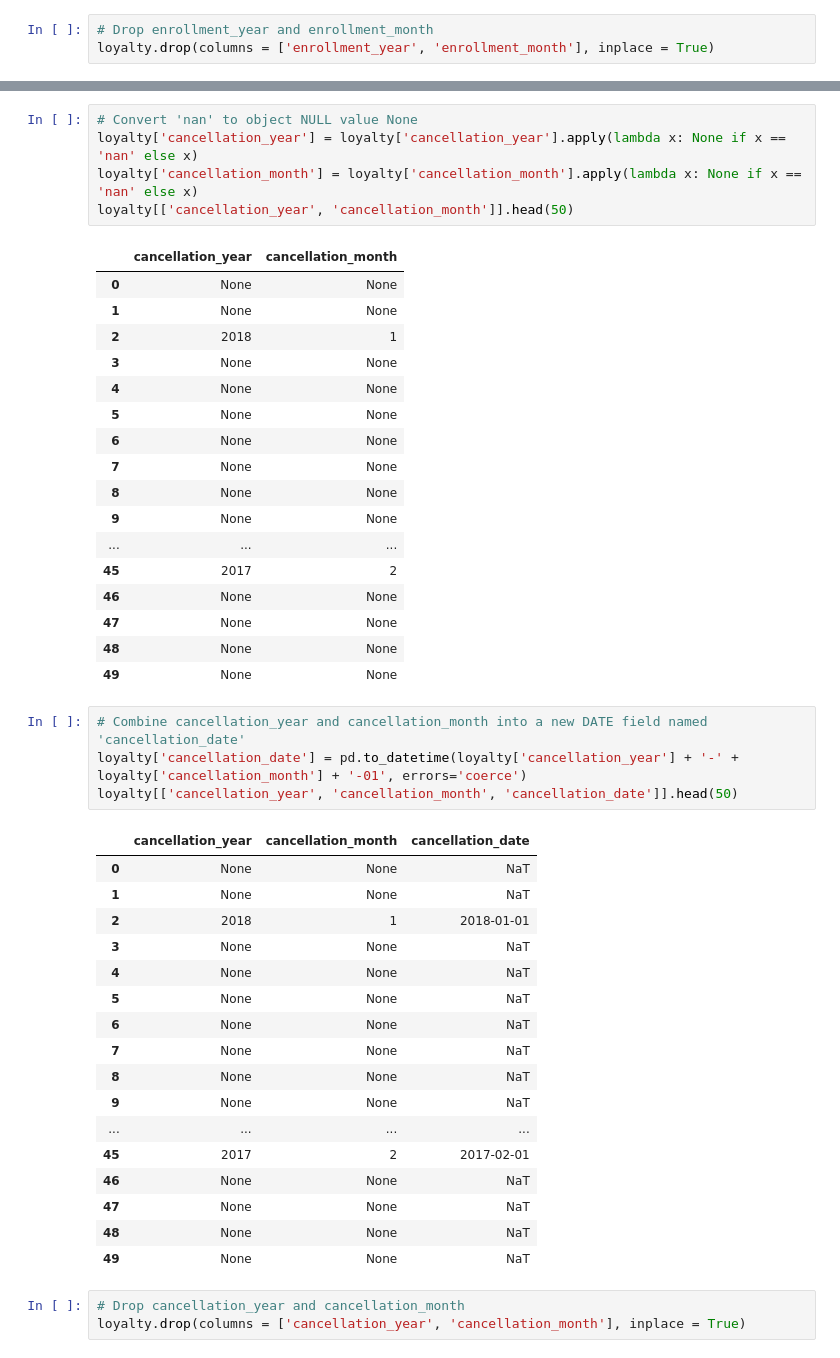
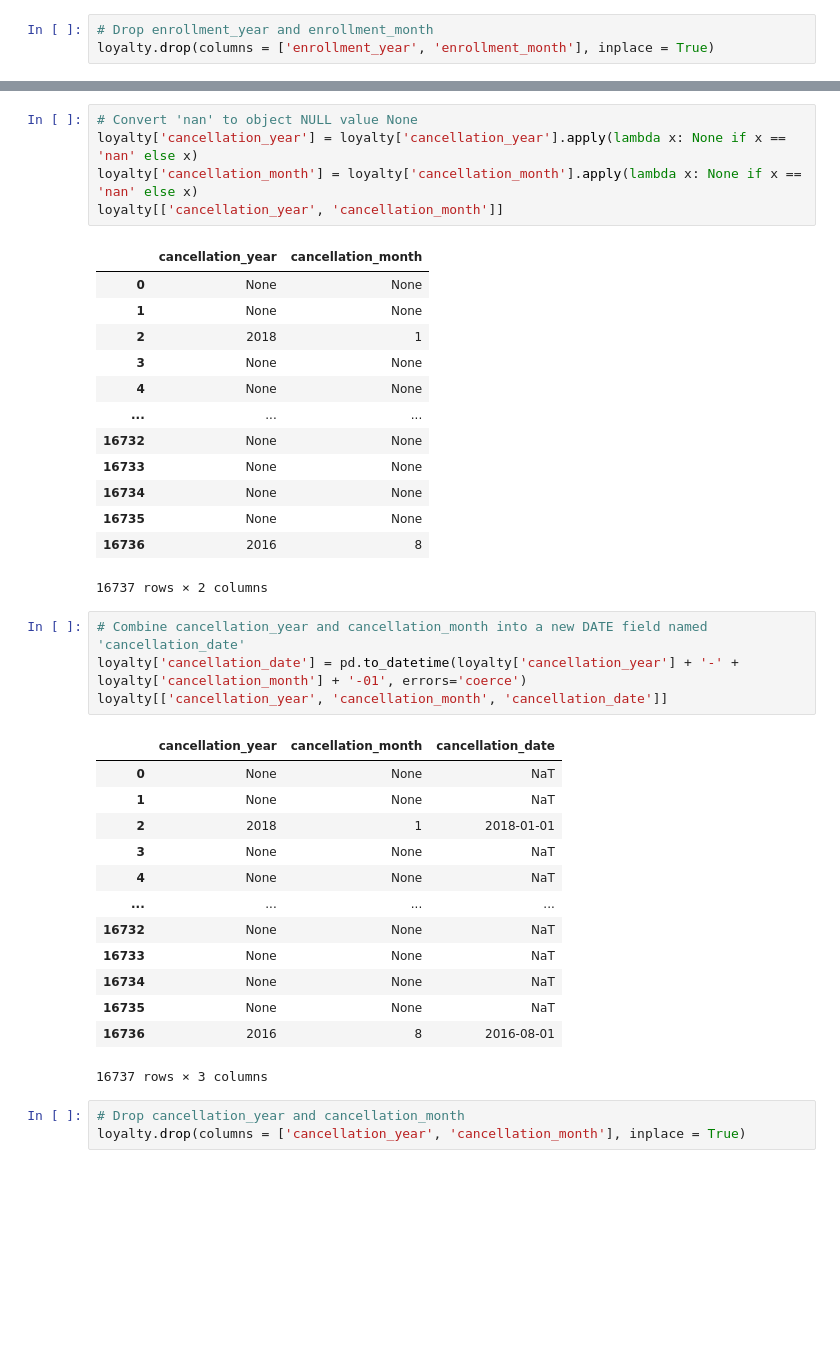
Before and after one commit to rml-lee/MYSQL-Tableau-Customer-Flights-Project, a Jupyter notebook: Data Cleaning & Exploration - Airline Loyalty Campaign Program Impact on Flights.ipynb, the cells around one changed output, grey strips where cells are left out. Drawn from its saved outputs; the diff is of its cells as text; blank space fills up the shorter version.

```diff
--- a/Data Cleaning & Exploration - Airline Loyalty Campaign Program Impact on Flights.ipynb
+++ b/Data Cleaning & Exploration - Airline Loyalty Campaign Program Impact on Flights.ipynb
@@ -243,7 +231,7 @@ loyalty[['cancellation_year', 'cancellation_month']].head(50)
 # Convert 'nan' to object NULL value None
 loyalty['cancellation_year'] = loyalty['cancellation_year'].apply(lambda x: None if x == 'nan' else x)
 loyalty['cancellation_month'] = loyalty['cancellation_month'].apply(lambda x: None if x == 'nan' else x)
-loyalty[['cancellation_year', 'cancellation_month']].head(50)
+loyalty[['cancellation_year', 'cancellation_month']]
 # %% [output]
 |  | cancellation_year | cancellation_month |
 | 0 | None | None |
@@ -251,39 +239,31 @@ loyalty[['cancellation_year', 'cancellation_month']].head(50)
 | 2 | 2018 | 1 |
 | 3 | None | None |
 | 4 | None | None |
-| 5 | None | None |
-| 6 | None | None |
-| 7 | None | None |
-| 8 | None | None |
-| 9 | None | None |
 | ... | ... | ... |
-| 45 | 2017 | 2 |
-| 46 | None | None |
-| 47 | None | None |
-| 48 | None | None |
-| 49 | None | None |
+| 16732 | None | None |
+| 16733 | None | None |
+| 16734 | None | None |
+| 16735 | None | None |
+| 16736 | 2016 | 8 |
+16737 rows × 2 columns
 # %%
 # Combine cancellation_year and cancellation_month into a new DATE field named 'cancellation_date'
 loyalty['cancellation_date'] = pd.to_datetime(loyalty['cancellation_year'] + '-' + loyalty['cancellation_month'] + '-01', errors='coerce')
-loyalty[['cancellation_year', 'cancellation_month', 'cancellation_date']].head(50)
+loyalty[['cancellation_year', 'cancellation_month', 'cancellation_date']]
 # %% [output]
 |  | cancellation_year | cancellation_month | cancellation_date |
 | 0 | None | None | NaT |
 | 1 | None | None | NaT |
 | 2 | 2018 | 1 | 2018-01-01 |
 | 3 | None | None | NaT |
 | 4 | None | None | NaT |
-| 5 | None | None | NaT |
-| 6 | None | None | NaT |
-| 7 | None | None | NaT |
-| 8 | None | None | NaT |
-| 9 | None | None | NaT |
 | ... | ... | ... | ... |
-| 45 | 2017 | 2 | 2017-02-01 |
-| 46 | None | None | NaT |
-| 47 | None | None | NaT |
-| 48 | None | None | NaT |
-| 49 | None | None | NaT |
+| 16732 | None | None | NaT |
+| 16733 | None | None | NaT |
+| 16734 | None | None | NaT |
+| 16735 | None | None | NaT |
+| 16736 | 2016 | 8 | 2016-08-01 |
+16737 rows × 3 columns
 # %%
 # Drop cancellation_year and cancellation_month
 loyalty.drop(columns = ['cancellation_year', 'cancellation_month'], inplace = True)
```
Also changed, not shown: parts of 4 cells of this notebook.
